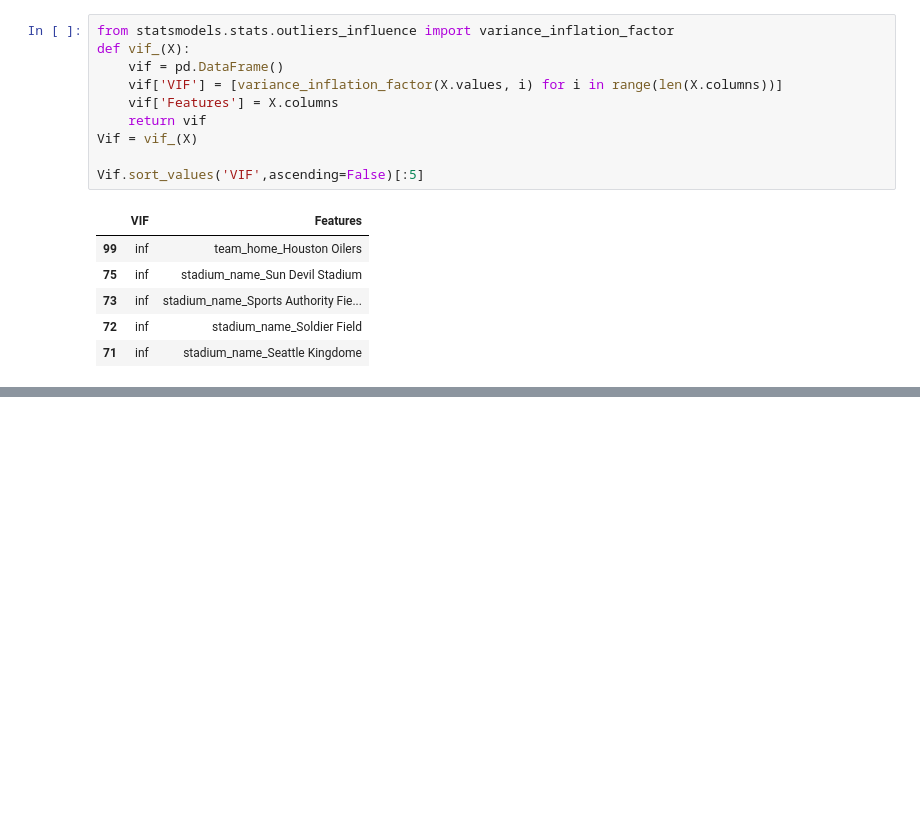
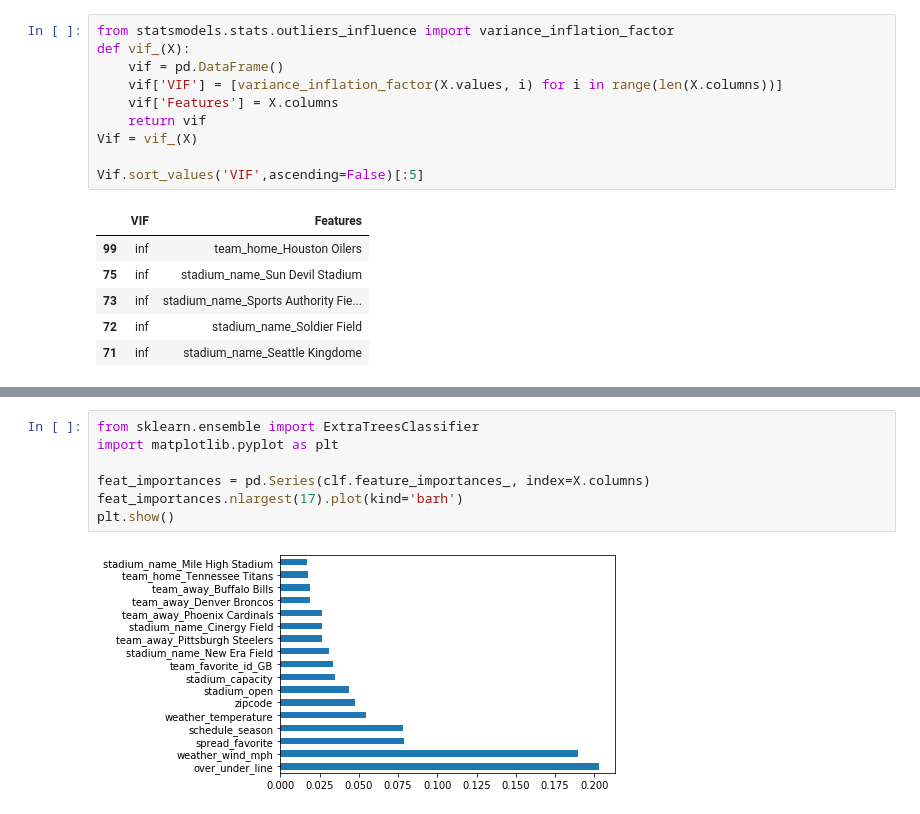
Before and after one commit to azieky/over_under_predictor, a Jupyter notebook: Modeling_Notebook.ipynb, the cells around one changed output, grey strips where cells are left out. Cells and saved outputs as stored; diff of their text form; blank space fills up the shorter version.

```diff
--- a/Modeling_Notebook.ipynb
+++ b/Modeling_Notebook.ipynb
@@ -90,0 +201,9 @@ Vif.sort_values('VIF',ascending=False)[:5]
+# %%
+from sklearn.ensemble import ExtraTreesClassifier
+import matplotlib.pyplot as plt
+
+feat_importances = pd.Series(clf.feature_importances_, index=X.columns)
+feat_importances.nlargest(17).plot(kind='barh')
+plt.show()
+# %% [output]
+[figure, added]
```
Also changed, not shown: parts of 13 cells of this notebook, 1 other file.
